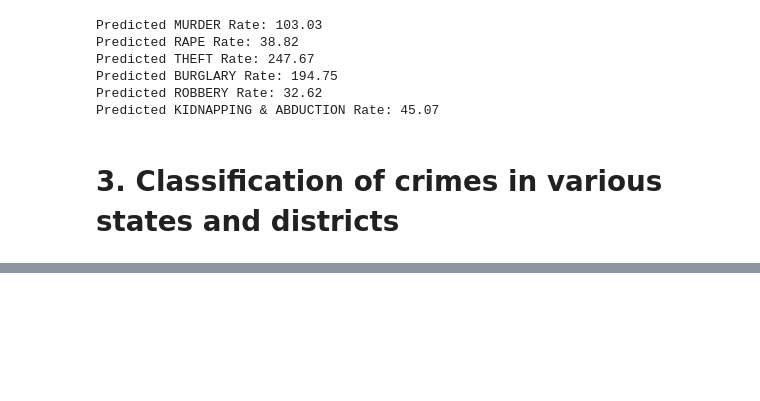
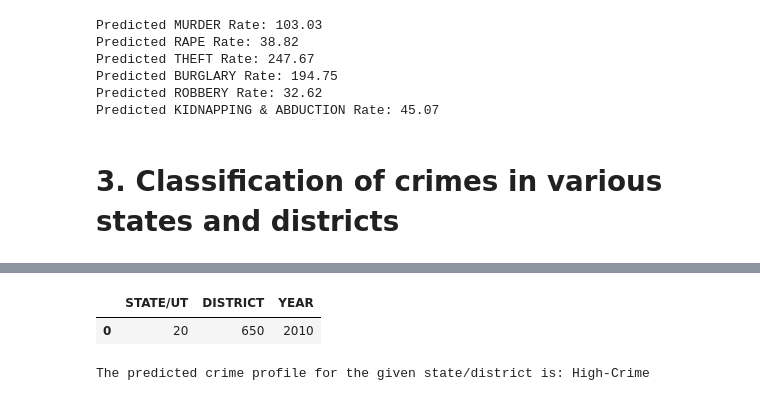
Before and after one commit to Prithvi2310/CrimeHawk, a Jupyter notebook: main.ipynb, the cells around one changed output, grey strips where cells are left out. Drawn from its saved outputs; the diff is of its cells as text; code cells hidden in the pictures; blank space fills up the shorter version.

Commit message:
all errors fixed

```diff
--- a/main.ipynb
+++ b/main.ipynb
@@ -332,0 +275,8 @@ AttributeError: Can only use .cat accessor with a 'category' dtype
+# %%
+le.fit(data['STATE/UT'])
+STATE_MAPPINGS = dict(zip(le.classes_,le.transform(le.classes_)))
+data['STATE/UT'] =  data['STATE/UT'].apply(lambda var : STATE_MAPPINGS[var])
+# %%
+le.fit(data['DISTRICT'])
+DISTRICT_MAPPINGS = dict(zip(le.classes_,le.transform(le.classes_)))
+data['DISTRICT'] = data['DISTRICT'].apply(lambda var: DISTRICT_MAPPINGS[var])
@@ -332,0 +314,7 @@ AttributeError: Can only use .cat accessor with a 'category' dtype
+# %%
+# Get user input for classification
+user_input = {
+    'STATE/UT': input("Enter State/UT: ").upper(),
+    'DISTRICT': input("Enter District: ").upper(),
+    'YEAR': None  # Initialize to None to handle invalid input
+}
@@ -332,0 +328,14 @@ AttributeError: Can only use .cat accessor with a 'category' dtype
+# %%
+# Convert the user input to DataFrame
+user_input_df = pd.DataFrame([user_input])
+try:
+    user_input_df['STATE/UT'] = STATE_MAPPINGS[user_input_df.iloc[0,0]]
+    user_input_df['DISTRICT'] = DISTRICT_MAPPINGS[user_input_df.iloc[0,1]]
+except Exception as e:
+    print(f"Error in converting user input to categorical codes: {e}")
+    raise
+# %%
+user_input_df
+# %% [output]
+|  | STATE/UT | DISTRICT | YEAR |
+| 0 | 20 | 650 | 2010 |
@@ -332,0 +345,6 @@ AttributeError: Can only use .cat accessor with a 'category' dtype
+# %%
+# Output the classification result
+classification_result = "High-Crime" if predicted_profile[0] == 1 else "Low-Crime"
+print(f"The predicted crime profile for the given state/district is: {classification_result}")
+# %% [output]
+The predicted crime profile for the given state/district is: High-Crime
```
Also changed, not shown: parts of 12 cells of this notebook.
